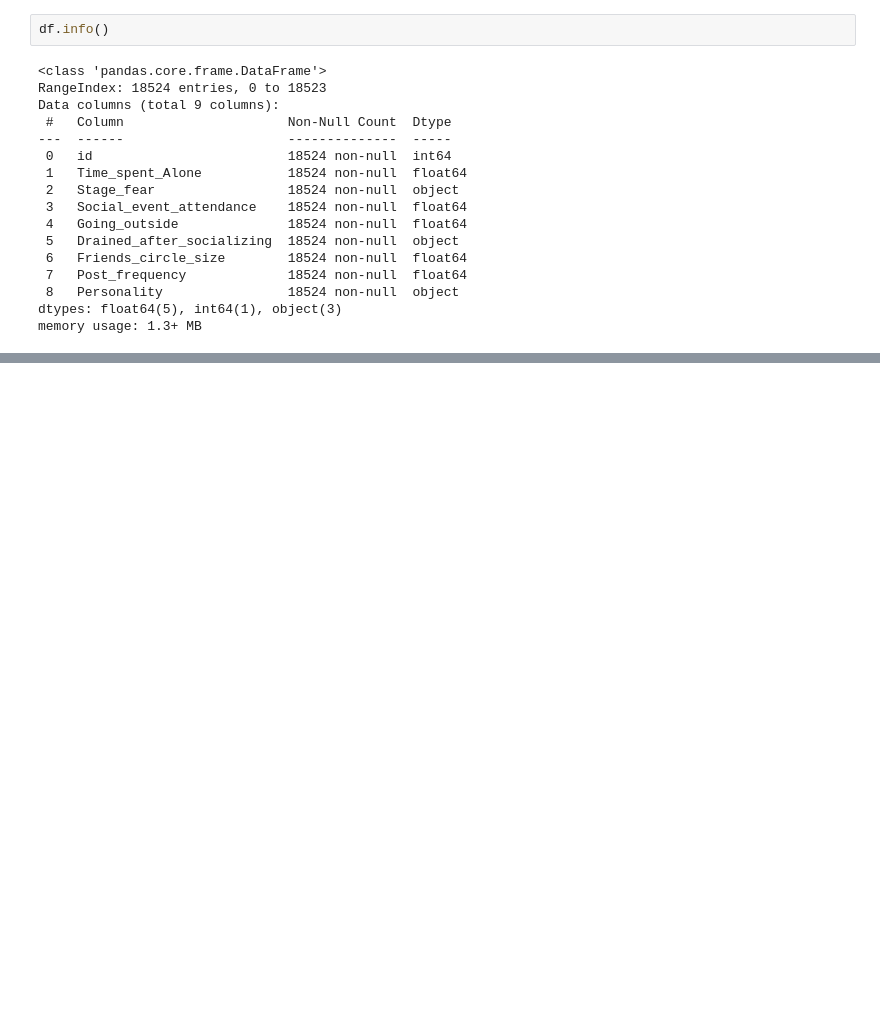
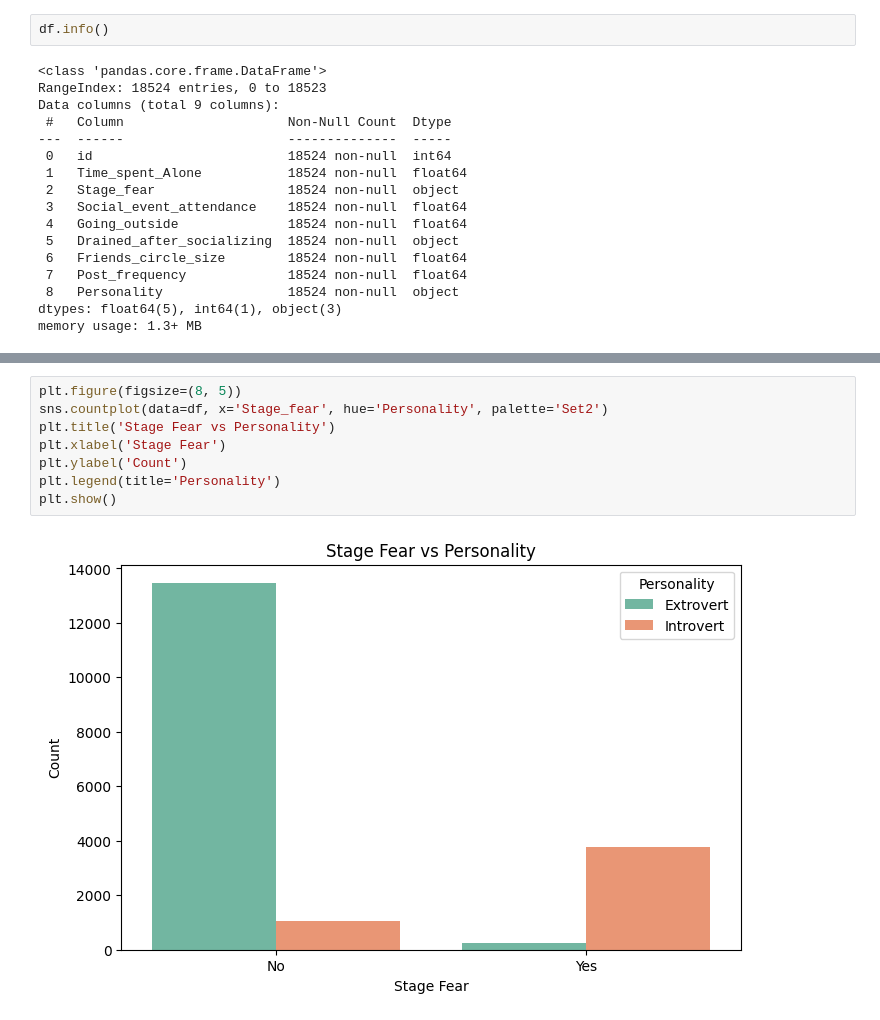
Before and after one commit to kokilagaurav/introvert_extrovert_analysis, a Jupyter notebook: notebook.ipynb, the cells around one changed output, grey strips where cells are left out. Saved outputs shown, nothing was run; the diff lists cells and outputs as text; blank space fills up the shorter version.

```diff
--- a/notebook.ipynb
+++ b/notebook.ipynb
@@ -157,0 +193,10 @@ memory usage: 1.3+ MB
+# %%
+plt.figure(figsize=(8, 5))
+sns.countplot(data=df, x='Stage_fear', hue='Personality', palette='Set2')
+plt.title('Stage Fear vs Personality')
+plt.xlabel('Stage Fear')
+plt.ylabel('Count')
+plt.legend(title='Personality')
+plt.show()
+# %% [output]
+[figure, added]
```
Also changed, not shown: parts of 14 cells of this notebook.
